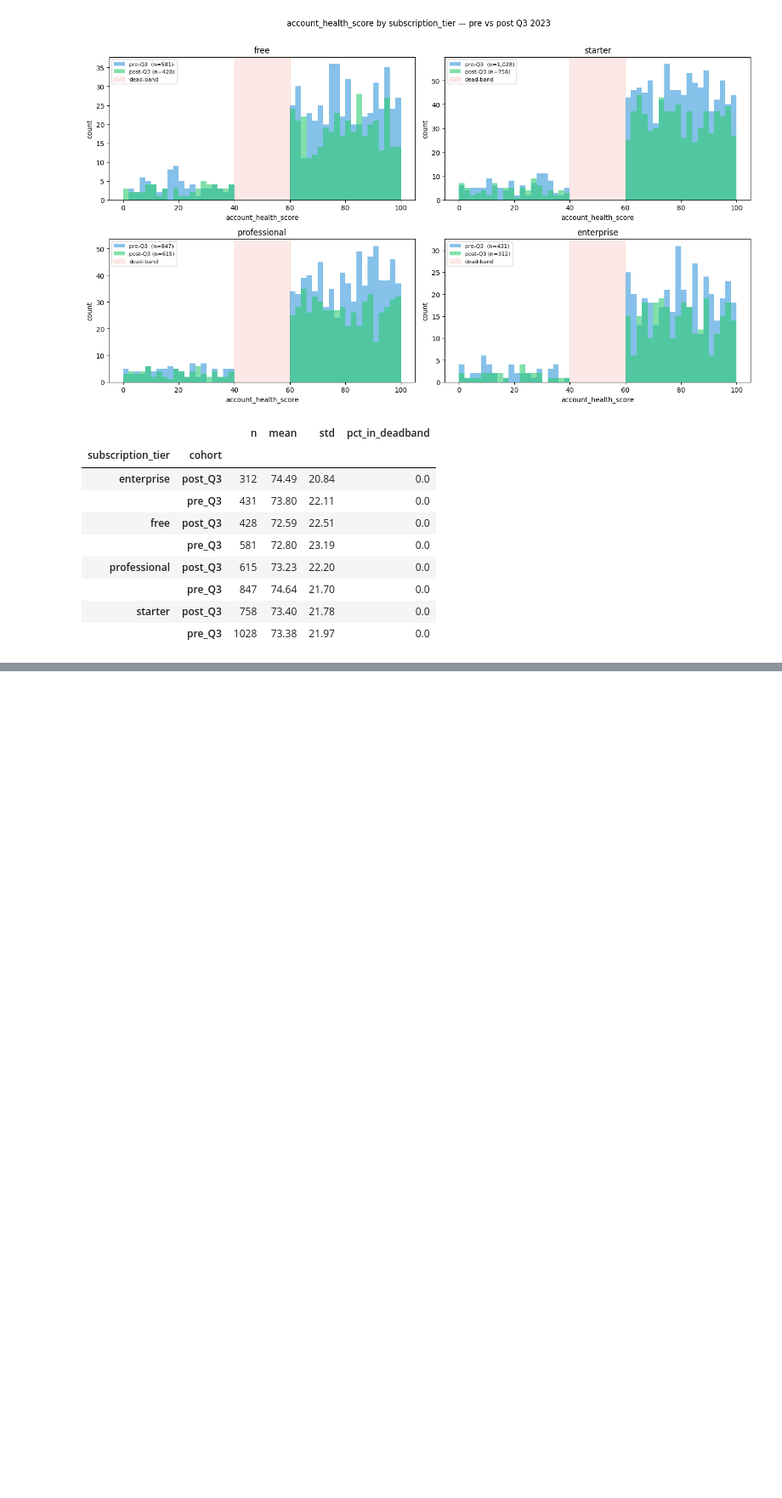
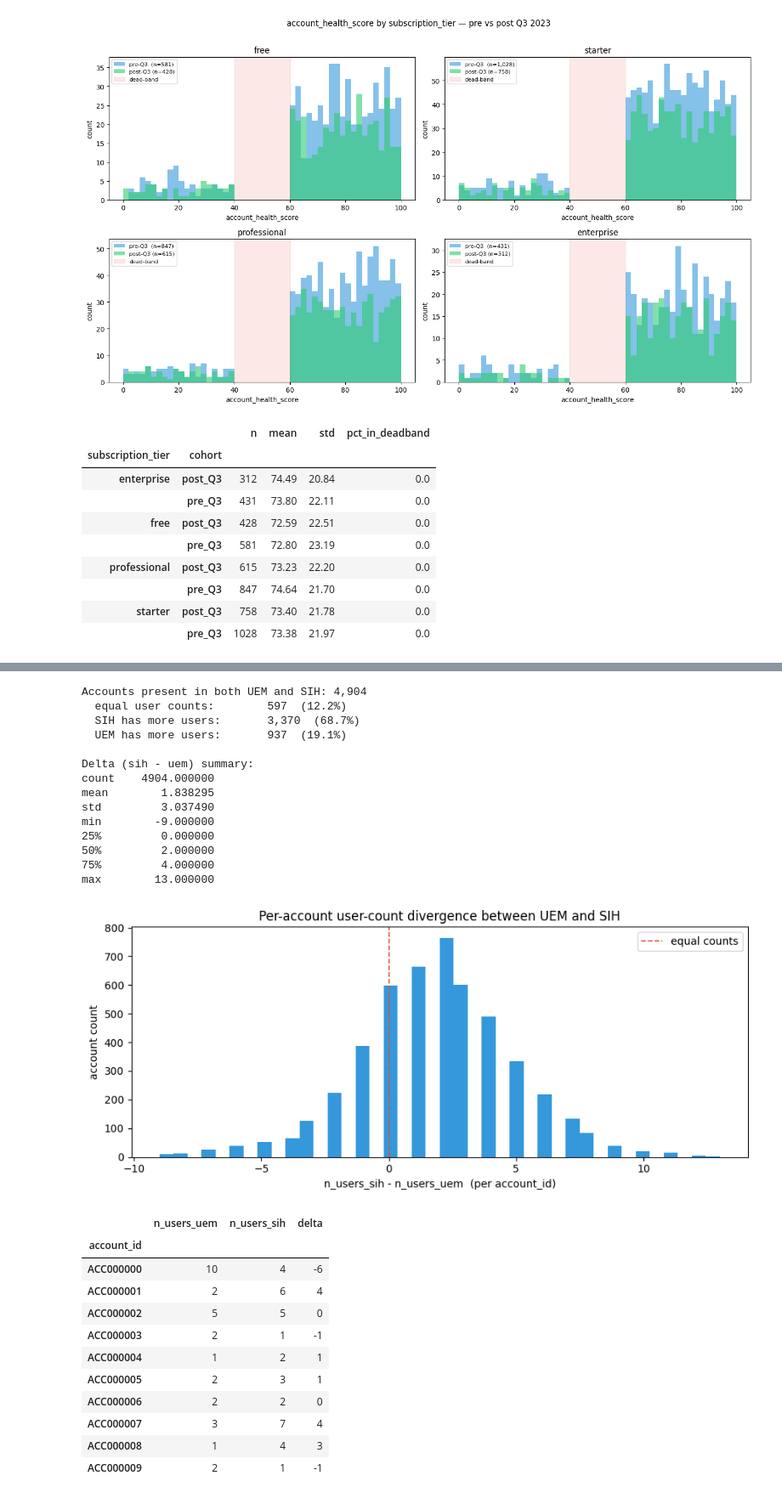
Before and after one commit to vidyut-veedgav/chainguard-analytics, a Jupyter notebook: notebooks/eda.ipynb, the cells around one changed output, grey strips where cells are left out. Shown at 85% size. Cells and saved outputs as stored; diff of their text form; code cells hidden in the pictures; blank space fills up the shorter version.

Commit message:
confirmed uem.user_id, sih.user_id discrepancy, prepared for flat merge
Signed-off-by: Vidyut Veedgav <vidyut.veedgav@gmail.com>

```diff
--- a/notebooks/eda.ipynb
+++ b/notebooks/eda.ipynb
@@ -682,0 +685,61 @@ One account is linked to many users
+# %%
+# Testing per-account user-count parity
+# For each account_id present in both tables, compare distinct user_id counts.
+
+uem_per_acct = uem_df.groupby('account_id')['user_id'].nunique().rename('n_users_uem')
+sih_per_acct = sih_df.groupby('account_id')['user_id'].nunique().rename('n_users_sih')
+
+both = pd.concat([uem_per_acct, sih_per_acct], axis=1, join='inner')
+both['delta'] = both['n_users_sih'] - both['n_users_uem']
+
+n_shared = len(both)
+n_equal  = (both['delta'] == 0).sum()
+n_sih_more = (both['delta'] > 0).sum()
+n_uem_more = (both['delta'] < 0).sum()
+
+print(f"Accounts present in both UEM and SIH: {n_shared:,}")
+print(f"  equal user counts:        {n_equal:,}  ({n_equal/n_shared*100:.1f}%)")
+print(f"  SIH has more users:       {n_sih_more:,}  ({n_sih_more/n_shared*100:.1f}%)")
+print(f"  UEM has more users:       {n_uem_more:,}  ({n_uem_more/n_shared*100:.1f}%)")
+print(f"\nDelta (sih - uem) summary:")
+print(both['delta'].describe().to_string())
+
+fig, ax = plt.subplots(figsize=(9, 4))
+ax.hist(both['delta'], bins=40, color='#3498db', edgecolor='none')
+ax.axvline(0, color='#e74c3c', linestyle='--', linewidth=1.2, label='equal counts')
+ax.set_xlabel('n_users_sih - n_users_uem  (per account_id)')
+ax.set_ylabel('account count')
+ax.set_title('Per-account user-count divergence between UEM and SIH')
+ax.legend()
+plt.tight_layout()
+plt.show()
+
+display(both.head(10))
+# %% [output]
+Accounts present in both UEM and SIH: 4,904
+  equal user counts:        597  (12.2%)
+  SIH has more users:       3,370  (68.7%)
+  UEM has more users:       937  (19.1%)
+
+Delta (sih - uem) summary:
+count    4904.000000
+mean        1.838295
+std         3.037490
+min        -9.000000
+25%         0.000000
+50%         2.000000
+75%         4.000000
+max        13.000000
+[figure, added]
+|  | n_users_uem | n_users_sih | delta |
+| account_id |  |  |  |
+| ACC000000 | 10 | 4 | -6 |
+| ACC000001 | 2 | 6 | 4 |
+| ACC000002 | 5 | 5 | 0 |
+| ACC000003 | 2 | 1 | -1 |
+| ACC000004 | 1 | 2 | 1 |
+| ACC000005 | 2 | 3 | 1 |
+| ACC000006 | 2 | 2 | 0 |
+| ACC000007 | 3 | 7 | 4 |
+| ACC000008 | 1 | 4 | 3 |
+| ACC000009 | 2 | 1 | -1 |
```
Also changed, not shown: parts of 16 cells of this notebook.
